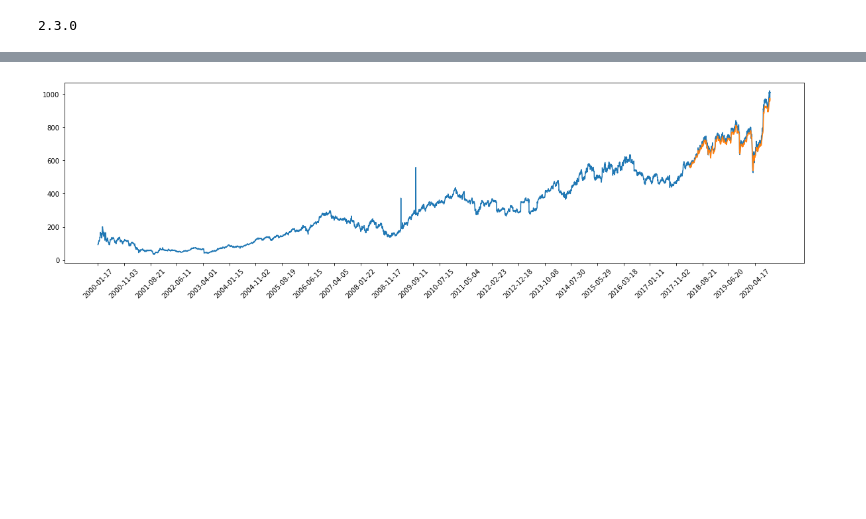
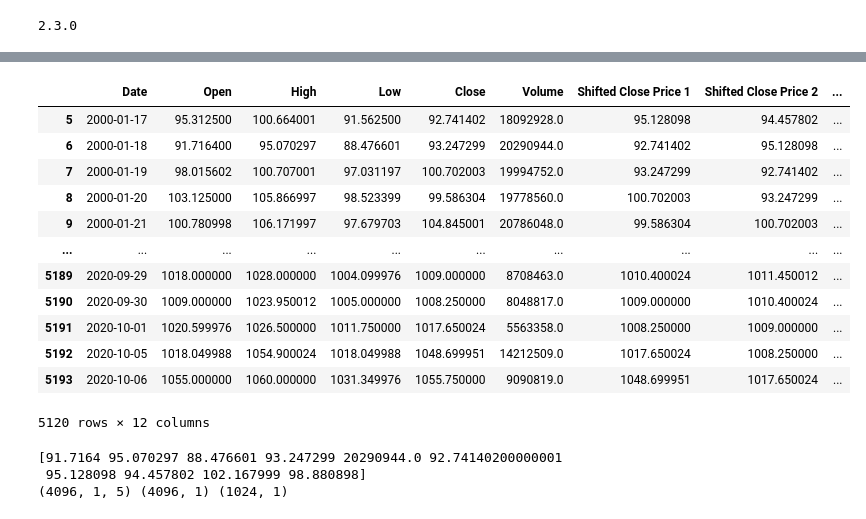
Before and after one commit to akki2503/Stock_market_predicting_dashboard, a Jupyter notebook: try_2.ipynb, the cells around one changed output, grey strips where cells are left out. Cells and saved outputs as stored; diff of their text form; code cells hidden in the pictures; blank space fills up the shorter version.

```diff
--- a/try_2.ipynb
+++ b/try_2.ipynb
@@ -110,8 +120,8 @@ def predict_and_plot(mode, x_test, sc_y, dates):
 # %%
 filename = 'Infosys.csv'
 raw_data  = read_raw_data(filename)
-raw_data = process_raw(raw_data, 5, 5)
-x_train_cnn, y_train_cnn, x_test_cnn, y_test_cnn,sc_y, test_dates = train_test_reshape(raw_data)
-cnn_model = build_and_train(x_train_cnn, y_train_cnn)
-save_model(cnn_model)
-predict_and_plot(cnn_model, x_test_cnn, sc_y, test_dates)
+raw_data = process_raw(raw_data, 5, 1)
+# x_train_cnn, y_train_cnn, x_test_cnn, y_test_cnn, test_dates, training_dates = train_test_reshape(raw_data)
+# cnn_model = build_and_train(x_train_cnn, y_train_cnn, x_test_cnn, y_test_cnn)
+# save_model(cnn_model)
+# predict_and_plot(cnn_model, x_test_cnn, y_test_cnn, test_dates, raw_data)
@@ -137,12 +128,41 @@ INFO:tensorflow:Assets written to: cnn_model/assets
-# %%
-import numpy, matplotlib
-fig, (ax1) = plt.subplots(1,1, figsize=(20,5))
-df1 = pd.DataFrame(raw_data['Close'].values, index=raw_data['Date'], columns=['events'])
-df2 = pd.DataFrame(y_pred, index=raw_data['Date'].values[4500:], columns=['events'])
-ax1.plot(df1.index, df1.events)
-ax1.plot(df2.index, df2.events)
-ax1.set_xticks(raw_data['Date'][::200])
-ax1.set_xticklabels(raw_data['Date'][::200], rotation=45)
-plt.show()
-# %% [output]
-[figure, removed]
+# %%
+raw_data
+# %% [output]
+|  | Date | Open | High | Low | Close | Volume | Shifted Close Price 1 | Shifted Close Price 2 | ... |
+| 5 | 2000-01-17 | 95.312500 | 100.664001 | 91.562500 | 92.741402 | 18092928.0 | 95.128098 | 94.457802 | ... |
+| 6 | 2000-01-18 | 91.716400 | 95.070297 | 88.476601 | 93.247299 | 20290944.0 | 92.741402 | 95.128098 | ... |
+| 7 | 2000-01-19 | 98.015602 | 100.707001 | 97.031197 | 100.702003 | 19994752.0 | 93.247299 | 92.741402 | ... |
+| 8 | 2000-01-20 | 103.125000 | 105.866997 | 98.523399 | 99.586304 | 19778560.0 | 100.702003 | 93.247299 | ... |
+| 9 | 2000-01-21 | 100.780998 | 106.171997 | 97.679703 | 104.845001 | 20786048.0 | 99.586304 | 100.702003 | ... |
+| ... | ... | ... | ... | ... | ... | ... | ... | ... | ... |
+| 5189 | 2020-09-29 | 1018.000000 | 1028.000000 | 1004.099976 | 1009.000000 | 8708463.0 | 1010.400024 | 1011.450012 | ... |
+| 5190 | 2020-09-30 | 1009.000000 | 1023.950012 | 1005.000000 | 1008.250000 | 8048817.0 | 1009.000000 | 1010.400024 | ... |
+| 5191 | 2020-10-01 | 1020.599976 | 1026.500000 | 1011.750000 | 1017.650024 | 5563358.0 | 1008.250000 | 1009.000000 | ... |
+| 5192 | 2020-10-05 | 1018.049988 | 1054.900024 | 1018.049988 | 1048.699951 | 14212509.0 | 1017.650024 | 1008.250000 | ... |
+| 5193 | 2020-10-06 | 1055.000000 | 1060.000000 | 1031.349976 | 1055.750000 | 9090819.0 | 1048.699951 | 1017.650024 | ... |
+5120 rows × 12 columns
+# %%
+# opens, high, low, close, volume, shift1, shift2, shift3, shift4, shift5 = \
+#     [1135.00,1139.00,1115.30,1125.90,12902146, 1127.50, 1108.25, 1137.00, 1157.80, 1132.10]
+inputs = raw_data.values[1,1:11]
+
+# inputs = np.array([opens, high, low, close, volume, shift1, shift2, shift3, shift4, shift5])
+print(inputs)
+n_train = int(len(raw_data)*0.8)
+## prepare lstm data unsaceld
+x_train_l = raw_data.values[:,6:11]
+x_train_sub = x_train_l[0:n_train]
+x_train_lstm = x_train_sub.reshape(x_train_sub.shape[0],1,x_train_sub.shape[1])
+
+x_test_sub = x_train_l[n_train:]
+x_test_lstm = x_test_sub.reshape(x_test_sub.shape[0],1,x_test_sub.shape[1])
+
+## y train common
+y_train_lstm = raw_data.values[:,11].reshape(-1,1)[0:n_train]
+y_test_lstm = raw_data.values[:,11].reshape(-1,1)[n_train:]
+
+print(x_train_lstm.shape, y_train_lstm.shape, y_test_lstm.shape)
+# %% [output]
+[91.7164 95.070297 88.476601 93.247299 20290944.0 92.74140200000001
+ 95.128098 94.457802 102.167999 98.880898]
+(4096, 1, 5) (4096, 1) (1024, 1)
```
Also changed, not shown: parts of 10 cells of this notebook, 3 other files.
